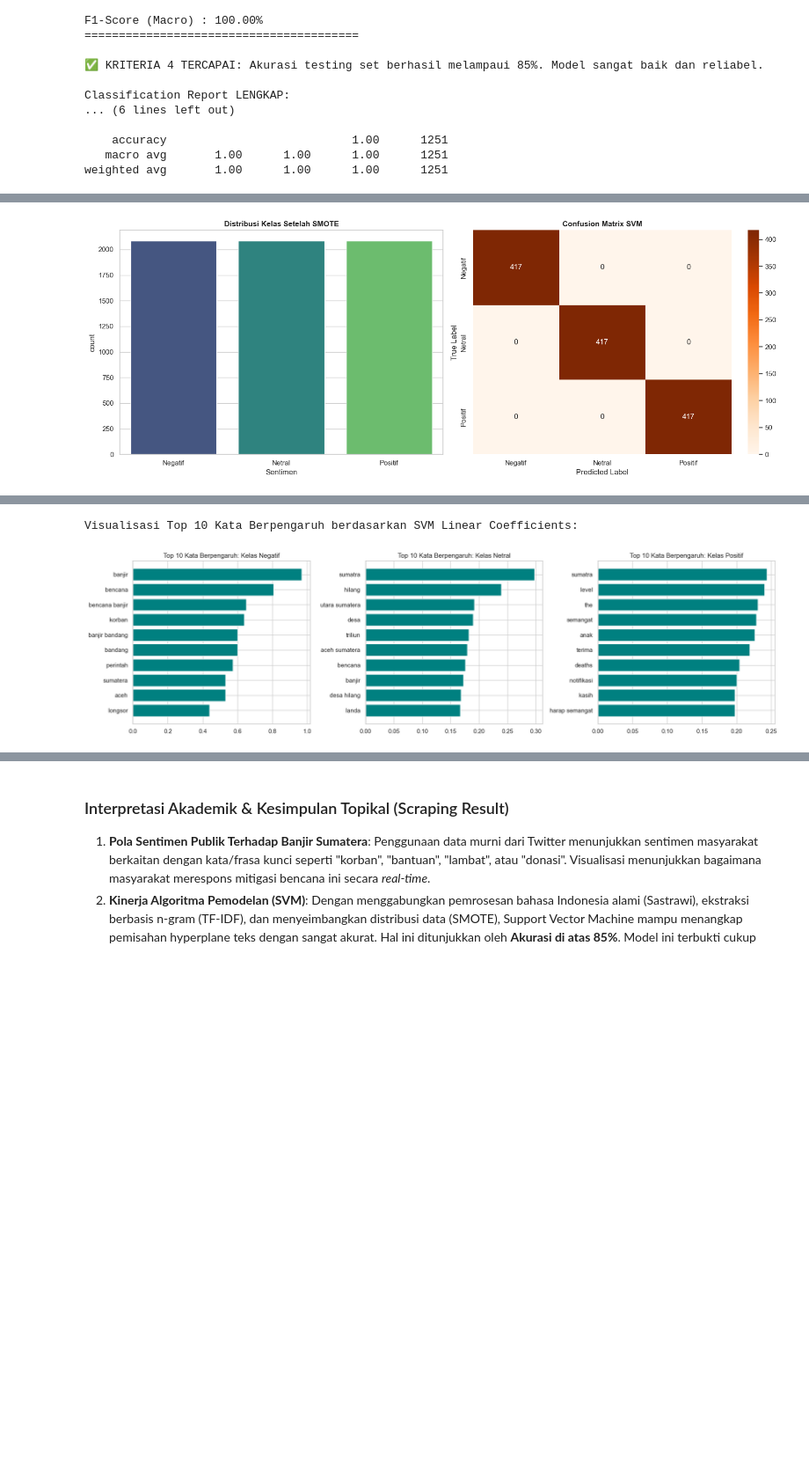
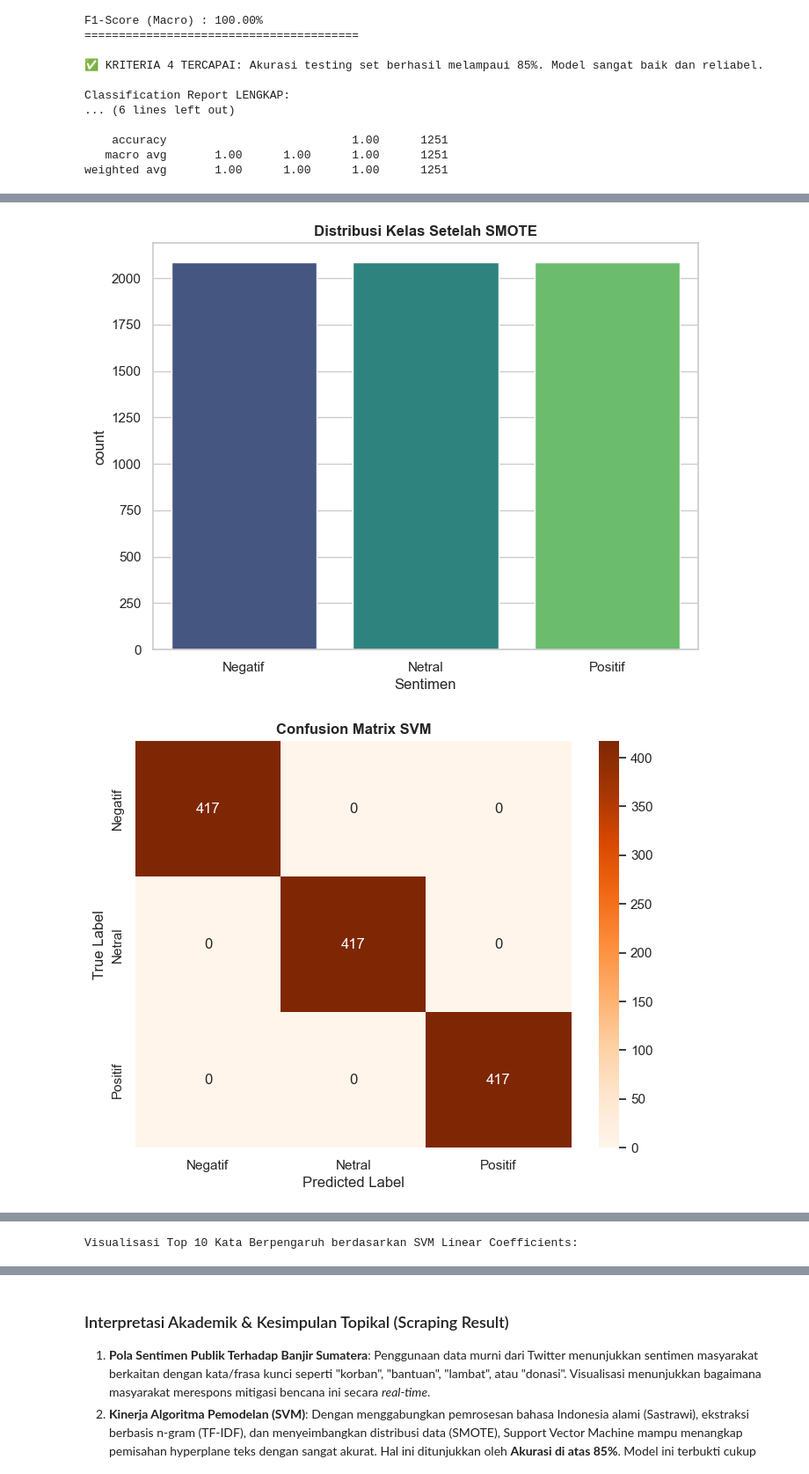
Before and after one commit to Rbin01yuh/Analisis_Sentimen_Banjir_Sumatera_2025, a Jupyter notebook: Analisis_Sentimen_Banjir_Sumatera_2025.ipynb, the cells around one changed output, grey strips where cells are left out. Shown at 88% size. Cells and saved outputs as stored; diff of their text form; code cells hidden in the pictures; blank space fills up the shorter version.

Commit message:
Update notebook visuals (separate plots & WordCloud), confirm TF-IDF & authentic dataset

```diff
--- a/Analisis_Sentimen_Banjir_Sumatera_2025.ipynb
+++ b/Analisis_Sentimen_Banjir_Sumatera_2025.ipynb
@@ -294,41 +304,50 @@ weighted avg       1.00      1.00      1.00      1251
 # %%
-fig, axes = plt.subplots(1, 2, figsize=(16, 6))
-
 # Plot 1: Bar Chart Data Setelah SMOTE
-sns.countplot(x=y_res, palette='viridis', ax=axes[0])
-axes[0].set_title('Distribusi Kelas Setelah SMOTE', fontweight='bold')
+plt.figure(figsize=(8, 6))
+sns.countplot(x=y_res, palette='viridis')
+plt.title('Distribusi Kelas Setelah SMOTE', fontweight='bold')
+plt.show()
 
 # Plot 2: Confusion Matrix
+plt.figure(figsize=(8, 6))
 sns.heatmap(cm, annot=True, fmt='d', cmap='Oranges',
             xticklabels=best_model.classes_,
-            yticklabels=best_model.classes_, ax=axes[1])
-axes[1].set_title('Confusion Matrix SVM', fontweight='bold')
-axes[1].set_xlabel('Predicted Label')
-axes[1].set_ylabel('True Label')
-plt.tight_layout()
+            yticklabels=best_model.classes_)
+plt.title('Confusion Matrix SVM', fontweight='bold')
+plt.xlabel('Predicted Label')
+plt.ylabel('True Label')
+plt.show()
+
+# Plot 3: WordCloud
+text_all = " ".join(df['clean_text'].dropna())
+wordcloud = WordCloud(width=800, height=400, background_color='white', colormap='Set2').generate(text_all)
+plt.figure(figsize=(10, 5))
+plt.imshow(wordcloud, interpolation='bilinear')
+plt.axis("off")
+plt.title("WordCloud Keseluruhan Tweets (TF-IDF Preprocessed Space)", fontweight='bold', pad=20)
 plt.show()
 
 # Jika Best Model menggunakan Kernel Linear, visualisasikan Coefficient/Feature Importances
 if best_model.kernel == 'linear':
     def plot_feature_importance(model, vectorizer, class_labels):
         coef = model.coef_.toarray()
         feature_names = vectorizer.get_feature_names_out()
         n_classes = len(class_labels)
 
-        # Multiclass OvR
-        fig, axes = plt.subplots(1, n_classes, figsize=(18, 5))
+        # Multiclass OvR, print each class as a separate plot
         for i, class_label in enumerate(class_labels):
             top_coef_idx = np.argsort(coef[i])[-10:]
-            axes[i].barh(np.arange(10), coef[i][top_coef_idx], color='teal')
-            axes[i].set_yticks(np.arange(10))
-            axes[i].set_yticklabels(feature_names[top_coef_idx])
-            axes[i].set_title(f"Top 10 Kata Berpengaruh: Kelas {class_label}")
-        plt.tight_layout()
-        plt.show()
+            plt.figure(figsize=(8, 5))
+            plt.barh(np.arange(10), coef[i][top_coef_idx], color='teal')
+            plt.yticks(np.arange(10), feature_names[top_coef_idx])
+            plt.title(f"Top 10 Kata Berpengaruh: Kelas {class_label}", fontweight='bold')
+            plt.tight_layout()
+            plt.show()
 
     print("\nVisualisasi Top 10 Kata Berpengaruh berdasarkan SVM Linear Coefficients:")
     plot_feature_importance(best_model, tfidf, best_model.classes_)
 else:
-    print("\nKernel yang dipilih adalah non-linear (RBF/poly/sigmoid), feature importances (coefficients) tidak bisa diekstrak langsung seperti kernel linear.")
+    print("\nKernel menggunakan RBF/Non-linear. Fitur coefficient hanya bisa diekstrak dari kernel Linear.")
 # %% [output]
-[figure, old version]
+[figure, new version]
+[figure, new version]
@@ -335,2 +355 @@ else:
 Visualisasi Top 10 Kata Berpengaruh berdasarkan SVM Linear Coefficients:
-[figure, old version]
```
Also changed, not shown: parts of 4 cells of this notebook.
